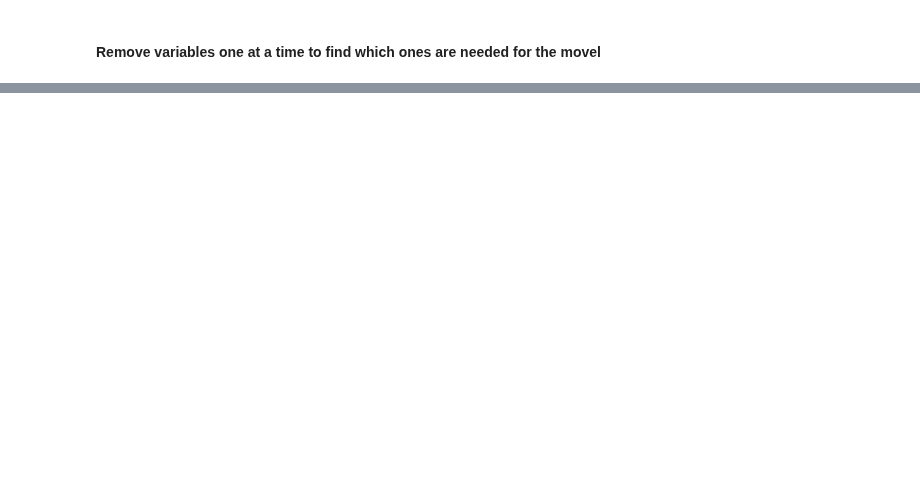
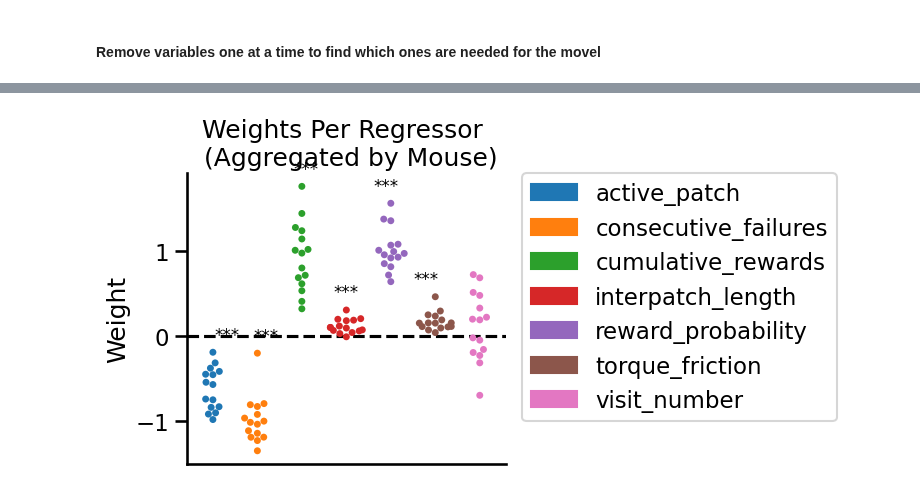
Before and after one commit to AllenNeuralDynamics/Aind.Behavior.VrForaging.Analysis, a Jupyter notebook: notebooks/BehaviorAnalysis/Batch 4 - Friction/GLM_stay_or_leave.ipynb, the cells around one changed output, grey strips where cells are left out. Drawn from its saved outputs; the diff is of its cells as text; code cells hidden in the pictures; blank space fills up the shorter version.

```diff
--- a/notebooks/BehaviorAnalysis/Batch 4 - Friction/GLM_stay_or_leave.ipynb
+++ b/notebooks/BehaviorAnalysis/Batch 4 - Friction/GLM_stay_or_leave.ipynb
@@ -523,0 +886,7 @@ plt.legend(title='Feature removed', loc='upper left', bbox_to_anchor=(1, 1))
+# %%
+fig, ax = plt.subplots(1, 2, figsize=(10, 5))
+sns.histplot(data=cum_cv_results_df, x='cv_score',  multiple="stack", bins=30, hue='experiment', ax=ax[0], stat = 'probability', legend=False)
+sns.histplot(data=cum_cv_results_df, x='cv_std',  multiple="stack",bins=30, hue='experiment', stat = 'probability',  ax=ax[1])
+plt.legend(bbox_to_anchor=(1.05, 1), loc=2, borderaxespad=0.)
+plt.tight_layout()
+sns.despine()
@@ -523,0 +1111,2 @@ plt.legend(title='Feature removed', loc='upper left', bbox_to_anchor=(1, 1))
+# %%
+summary_df = load()
@@ -523,0 +1128,11 @@ plt.legend(title='Feature removed', loc='upper left', bbox_to_anchor=(1, 1))
+# %%
+cum_weights_df = pd.DataFrame(columns=['regressors', 'weights', 'experiment'])
+cum_cv_results_df = pd.DataFrame(columns=['experiment', 'cv_score'])
+
+print(f"Experiment: {experiment}")
+experiment_df = summary_df[(summary_df.label == 'RewardSite')]
+weights_df, cv_results_df, metrics_df, new_mouse_df = logistic_mouse(experiment_df,
+                            use_polynomial_features=False,
+                            orig_features = features)
+cum_cv_results_df = pd.concat([cum_cv_results_df, cv_results_df], ignore_index=True)
+cum_weights_df = pd.concat([cum_weights_df, weights_df], ignore_index=True)
@@ -523,0 +1157,68 @@ plt.legend(title='Feature removed', loc='upper left', bbox_to_anchor=(1, 1))
+# %%
+# Aggregate the weights by mouse and regressor
+aggregated_df = weights_df.groupby(['mouse', 'regressors'], as_index=False).weights.mean()
+
+# Perform t-tests on the aggregated data
+t_test_results = []
+for regressor in aggregated_df['regressors'].unique():
+    regressor_data = aggregated_df[aggregated_df['regressors'] == regressor]['weights']
+    t_stat, p_value = ttest_1samp(regressor_data, 0)
+
+    # Determine the significance level
+    if p_value < 0.001:
+        significance = '***'
+    elif p_value < 0.01:
+        significance = '**'
+    elif p_value < 0.05:
+        significance = '*'
+    else:
+        significance = None
+
+    t_test_results.append({'regressor': regressor, 'p_value': p_value, 'significance': significance})
+
+t_test_results_df = pd.DataFrame(t_test_results)
+
+# Plot
+plt.figure(figsize=(8, 4))
+
+# One point per mouse
+sns.swarmplot(
+    data=aggregated_df,
+    x='regressors',
+    y='weights',
+    hue='regressors',
+    palette='tab10',
+    dodge=True
+)
+
+# Annotate significance levels
+for i, row in t_test_results_df.iterrows():
+    regressor = row['regressor']
+    significance = row['significance']
+    if significance:
+        x = list(aggregated_df['regressors'].unique()).index(regressor)
+        y = aggregated_df[aggregated_df['regressors'] == regressor]['weights'].max() + 0.1
+        plt.text(x, y, significance, ha='center', va='bottom', fontsize=12, color='black')
+
+# Add horizontal line at 0
+plt.axhline(0, color='black', linestyle='--')
+
+# Customize labels and legend
+plt.xlabel('')
+plt.xlim(-1, len(aggregated_df['regressors'].unique()))
+plt.ylabel('Weight')
+plt.xticks([])
+plt.title('Weights Per Regressor \n (Aggregated by Mouse)')
+
+# Manually create legend
+handles = []
+for regressor, color in zip(aggregated_df['regressors'].unique(), sns.color_palette('tab10', len(aggregated_df['regressors'].unique()))):
+    handles.append(mpatches.Patch(color=color, label=regressor))
+plt.legend(handles=handles, bbox_to_anchor=(1.05, 1), loc=2, borderaxespad=0.)
+plt.tight_layout()
+sns.despine()
+plt.show()
+
+fig.savefig(os.path.join(results_path, f'weights_all_small_model_{epoch}.pdf'), bbox_inches='tight')
+# %% [output]
+[figure, added]
```
Also changed, not shown: parts of 60 cells of this notebook.
